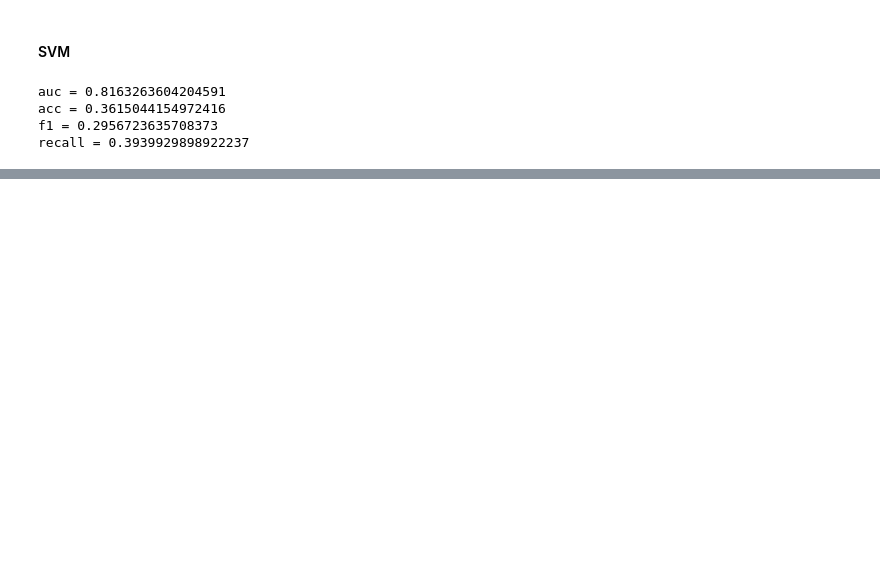
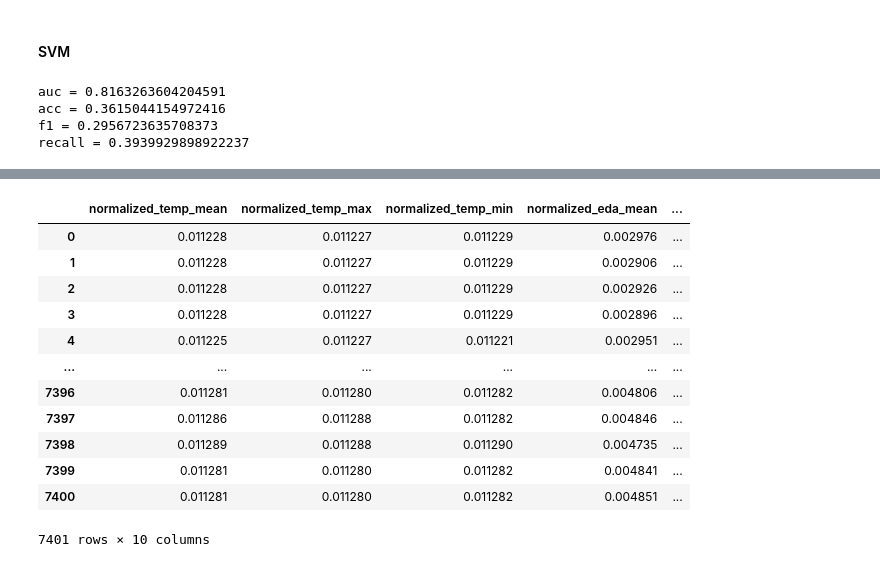
Before and after one commit to luizacastilho/XAI_STRESS, a Jupyter notebook: WESAD/analysiswesad.ipynb, the cells around one changed output, grey strips where cells are left out. Cells and saved outputs as stored; diff of their text form; code cells hidden in the pictures; blank space fills up the shorter version.

```diff
--- a/WESAD/analysiswesad.ipynb
+++ b/WESAD/analysiswesad.ipynb
@@ -469,0 +679,16 @@ plt.show()
+# %%
+dfs16
+# %% [output]
+|  | normalized_temp_mean | normalized_temp_max | normalized_temp_min | normalized_eda_mean | ... |
+| 0 | 0.011228 | 0.011227 | 0.011229 | 0.002976 | ... |
+| 1 | 0.011228 | 0.011227 | 0.011229 | 0.002906 | ... |
+| 2 | 0.011228 | 0.011227 | 0.011229 | 0.002926 | ... |
+| 3 | 0.011228 | 0.011227 | 0.011229 | 0.002896 | ... |
+| 4 | 0.011225 | 0.011227 | 0.011221 | 0.002951 | ... |
+| ... | ... | ... | ... | ... | ... |
+| 7396 | 0.011281 | 0.011280 | 0.011282 | 0.004806 | ... |
+| 7397 | 0.011286 | 0.011288 | 0.011282 | 0.004846 | ... |
+| 7398 | 0.011289 | 0.011288 | 0.011290 | 0.004735 | ... |
+| 7399 | 0.011281 | 0.011280 | 0.011282 | 0.004841 | ... |
+| 7400 | 0.011281 | 0.011280 | 0.011282 | 0.004851 | ... |
+7401 rows × 10 columns
```
Also changed, not shown: parts of 9 cells of this notebook.
